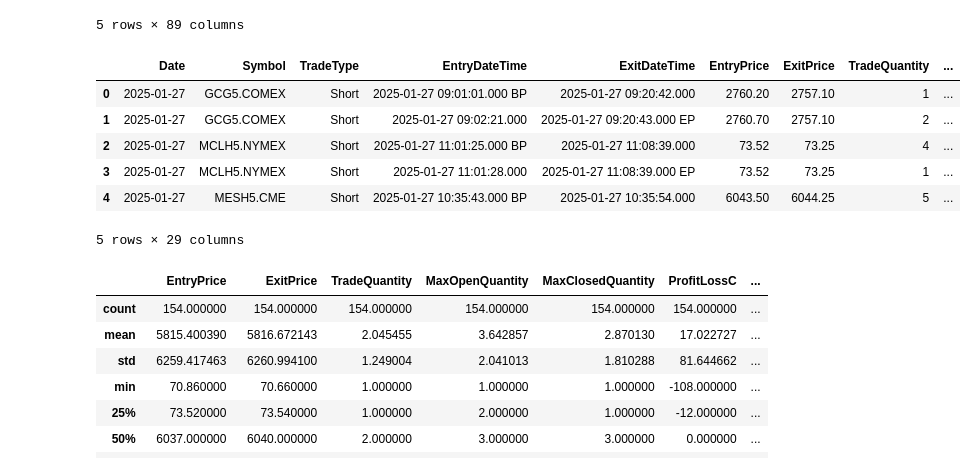
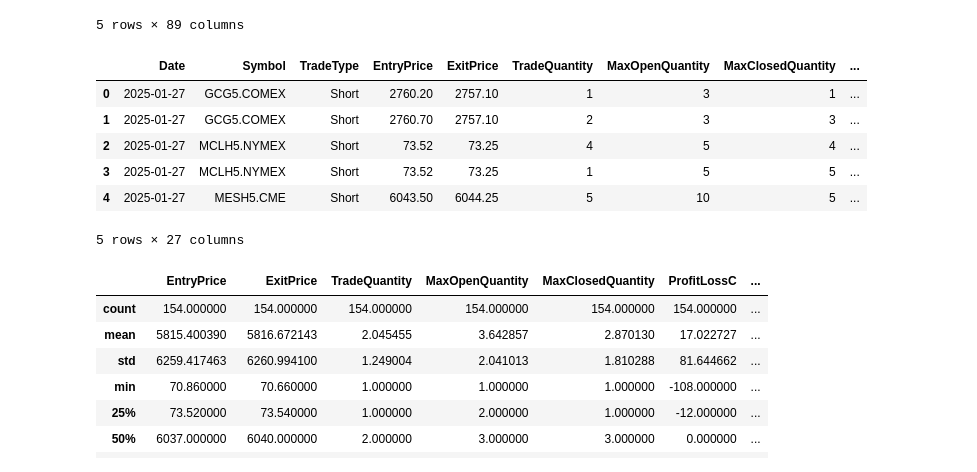
Before and after one commit to t-smith0193/Python, a Jupyter notebook: Trading Strategy Performance Analysis.ipynb, the cells around one changed output. Cells and saved outputs as stored; diff of their text form; code cells hidden in the pictures.

```diff
--- a/Trading Strategy Performance Analysis.ipynb
+++ b/Trading Strategy Performance Analysis.ipynb
@@ -41,14 +41,16 @@ daily_stats.head()
 # %%
 #A snapshot of the data.
 trades.head()
+# Display the DataFrame without specific columns
+trades.drop(columns=['EntryDateTime', 'ExitDateTime']).head()
 # %% [output]
-|  | Date | Symbol | TradeType | EntryDateTime | ExitDateTime | EntryPrice | ExitPrice | TradeQuantity | ... |
-| 0 | 2025-01-27 | GCG5.COMEX | Short | 2025-01-27 09:01:01.000 BP | 2025-01-27 09:20:42.000 | 2760.20 | 2757.10 | 1 | ... |
-| 1 | 2025-01-27 | GCG5.COMEX | Short | 2025-01-27 09:02:21.000 | 2025-01-27 09:20:43.000 EP | 2760.70 | 2757.10 | 2 | ... |
-| 2 | 2025-01-27 | MCLH5.NYMEX | Short | 2025-01-27 11:01:25.000 BP | 2025-01-27 11:08:39.000 | 73.52 | 73.25 | 4 | ... |
-| 3 | 2025-01-27 | MCLH5.NYMEX | Short | 2025-01-27 11:01:28.000 | 2025-01-27 11:08:39.000 EP | 73.52 | 73.25 | 1 | ... |
-| 4 | 2025-01-27 | MESH5.CME | Short | 2025-01-27 10:35:43.000 BP | 2025-01-27 10:35:54.000 | 6043.50 | 6044.25 | 5 | ... |
+|  | Date | Symbol | TradeType | EntryPrice | ExitPrice | TradeQuantity | MaxOpenQuantity | MaxClosedQuantity | ... |
+| 0 | 2025-01-27 | GCG5.COMEX | Short | 2760.20 | 2757.10 | 1 | 3 | 1 | ... |
+| 1 | 2025-01-27 | GCG5.COMEX | Short | 2760.70 | 2757.10 | 2 | 3 | 3 | ... |
+| 2 | 2025-01-27 | MCLH5.NYMEX | Short | 73.52 | 73.25 | 4 | 5 | 4 | ... |
+| 3 | 2025-01-27 | MCLH5.NYMEX | Short | 73.52 | 73.25 | 1 | 5 | 5 | ... |
+| 4 | 2025-01-27 | MESH5.CME | Short | 6043.50 | 6044.25 | 5 | 10 | 5 | ... |
-5 rows × 29 columns
+5 rows × 27 columns
 # %%
 #Calculating basic descriptive statistics. Given the data, primarily checking count to ensure no null values
 trades.describe()
```
Also changed, not shown: parts of 1 cell of this notebook.
